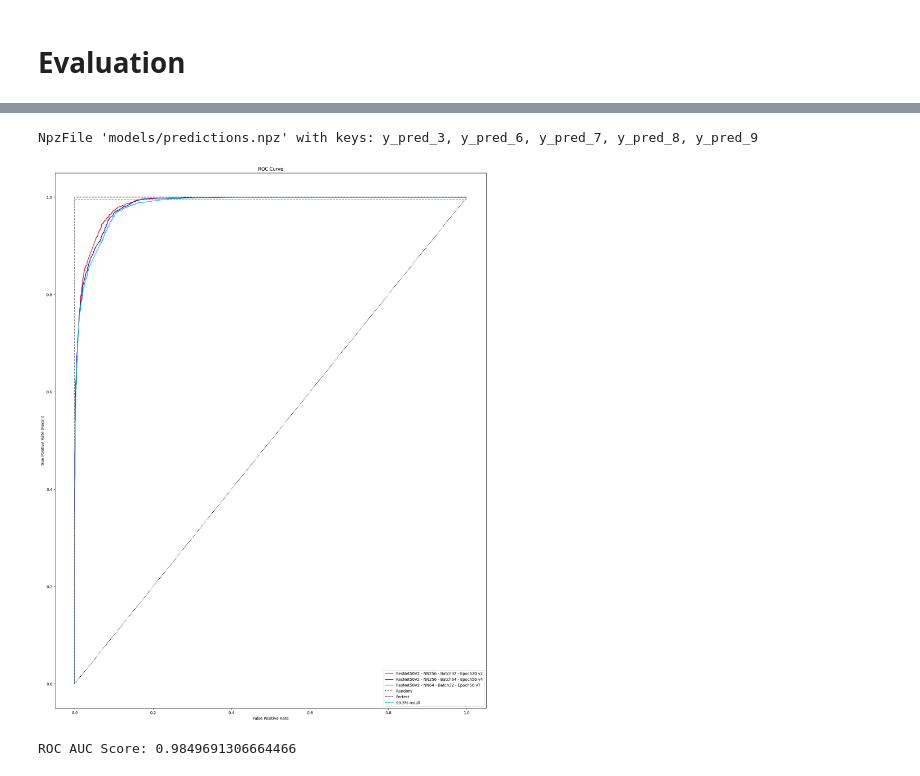
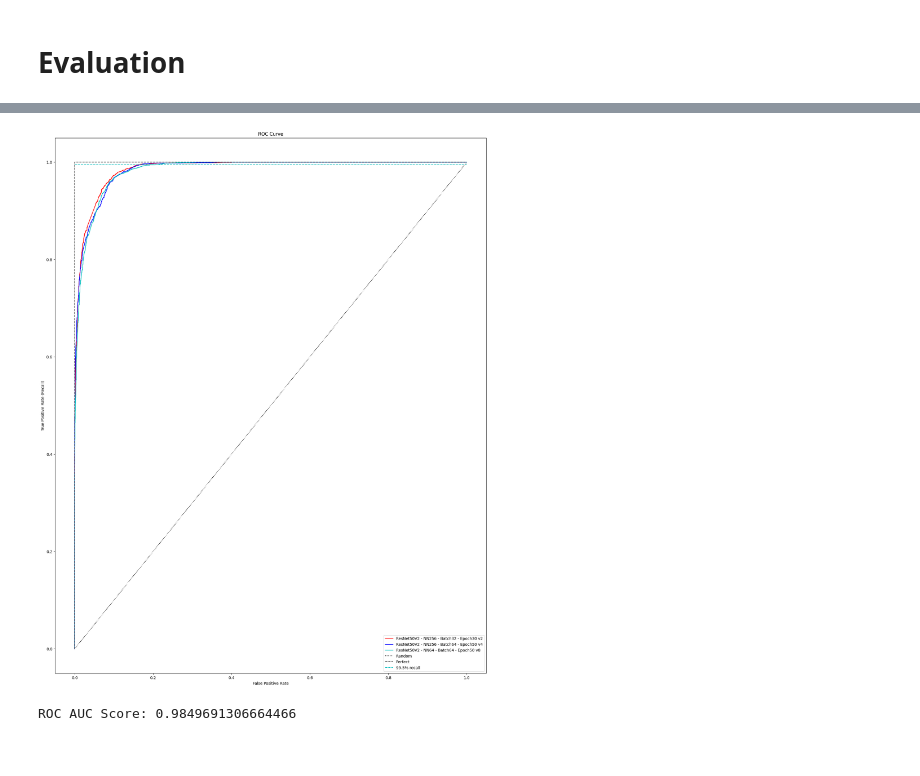
Before and after one commit to diwalsh/Medical-Imaging-Segmentation-Application, a Jupyter notebook: cnn_classification_resnet_test.ipynb, the cells around one changed output, grey strips where cells are left out. Saved outputs shown, nothing was run; the diff lists cells and outputs as text; code cells hidden in the pictures.

```diff
--- a/cnn_classification_resnet_test.ipynb
+++ b/cnn_classification_resnet_test.ipynb
@@ -142,3 +141,5 @@ model_10 = load_model('models/resnet50v2_nn64_lr0001_relu_batch32_epoch50_v7.ker
+# %%
+model_11 = load_model('models/resnet50v2_nn256_lr0001_relu_batch64_epoch50_v8.keras')
 # %% [markdown]
 # Evaluation
 # %%
@@ -152,4 +153,5 @@ y_pred_3 = model_3.predict(test_generator_2d).reshape(-1)
 y_pred_7 = model_7.predict(test_generator_2d).reshape(-1)
 #y_pred_8 = model_8.predict(test_generator_2d).reshape(-1)
 #y_pred_9 = model_9.predict(test_generator_2d).reshape(-1)
+y_pred_11 = model_11.predict(test_generator_2d).reshape(-1)
 # %% [output]
@@ -162,10 +161,8 @@ y_pred_10 = model_10.predict(test_generator_2d).reshape(-1)
 # %%
 y_test = test_generator_2d.labels
 # %%
-np.savez('models/predictions.npz', y_pred_3=y_pred_3, y_pred_6=y_pred_6, y_pred_7=y_pred_7, y_pred_8=y_pred_8, y_pred_9=y_pred_9)
-np.load('models/predictions.npz')
+#np.savez('models/predictions.npz', y_pred_3=y_pred_3, y_pred_6=y_pred_6, y_pred_7=y_pred_7, y_pred_8=y_pred_8, y_pred_9=y_pred_9)
+#np.load('models/predictions.npz')
-# %% [output]
-NpzFile 'models/predictions.npz' with keys: y_pred_3, y_pred_6, y_pred_7, y_pred_8, y_pred_9
 # %%
 #np.load('models/predictions.npz')
 # Plot ROC curves
@@ -176,36 +173,37 @@ fpr3, tpr3, thr_roc3 = roc_curve(y_test, y_pred_3)
 #fpr5, tpr5, thr_roc5 = roc_curve(y_test, y_pred_5)
 #fpr6, tpr6, thr_roc6 = roc_curve(y_test, y_pred_6)
 fpr7, tpr7, thr_roc7 = roc_curve(y_test, y_pred_7)
 #fpr8, tpr8, thr_roc8 = roc_curve(y_test, y_pred_8)
 #fpr9, tpr9, thr_roc9 = roc_curve(y_test, y_pred_9)
-fpr10, tpr10, thr_roc10 = roc_curve(y_test, y_pred_10)
+fpr11, tpr11, thr_roc11 = roc_curve(y_test, y_pred_11)
 
 fig = plt.figure(figsize=(20,25))
 ax = fig.add_subplot()
 #plt.plot(fpr1, tpr1, 'b-', label = 'ResNet50V2 - NN256 - Batch32 - Epoch30')
 #plt.plot(fpr2, tpr2, 'g-', label = 'ResNet50V2 - NN256 - Batch32 - Epoch30')
 plt.plot(fpr3, tpr3, 'r-', label = 'ResNet50V2 - NN256 - Batch32 - Epoch30 v2')
 #plt.plot(fpr4, tpr4, 'm-', label = 'ResNet50V2 - NN256 - Batch32 - Epoch30 v2 - 2p5d')
 #plt.plot(fpr5, tpr5, 'b-', label = 'ResNet50V2 - NN256 - Batch32 - Epoch50 v2 - 2p5d')
 #plt.plot(fpr6, tpr6, 'g-', label = 'ResNet50V2 - NN256 - Batch32 - Epoch50 v3')
 plt.plot(fpr7, tpr7, 'b-', label = 'ResNet50V2 - NN256 - Batch64 - Epoch50 v4')
 #plt.plot(fpr8, tpr8, 'm-', label = 'ResNet50V2 - NN384 - Batch32 - Epoch30 v5')
 #plt.plot(fpr9, tpr9, 'y-', label = 'ResNet50V2 - NN384 - Batch32 - Epoch50 v6')
-plt.plot(fpr10, tpr10, 'c-', label = 'ResNet50V2 - NN64 - Batch32 - Epoch50 v7')
+#plt.plot(fpr10, tpr10, 'c-', label = 'ResNet50V2 - NN64 - Batch32 - Epoch50 v7')
+plt.plot(fpr11, tpr11, 'c-', label = 'ResNet50V2 - NN64 - Batch64 - Epoch50 v8')
 
 plt.plot([0,1],[0,1],'k:', label = 'Random')
 plt.plot([0,0,1,1,],[0,1,1,1],'k--', label='Perfect')
 plt.plot([0,1],[0.995, 0.995],'c--', label='99.5% recall')
 plt.legend(fontsize=10)
 plt.title('ROC Curve')
 plt.xlabel('False Positive Rate')
 plt.ylabel('True Positive Rate (Recall)')
 #plt.xlim(0.1, 0.3)  # Zoom in on the x-axis from x=2 to x=7
 #plt.ylim(0.990, 1)  # Zoom in on the y-axis from y=0 to y=50
 #plt.savefig('roc.png')
 plt.show()
 # %% [output]
-[figure, old version]
+[figure, new version]
 # %%
 # Compute roc auc score
 roc_auc_model_3 = roc_auc_score(y_test, y_pred_3)
```
Also changed, not shown: parts of 4 cells of this notebook, 1 other file.
